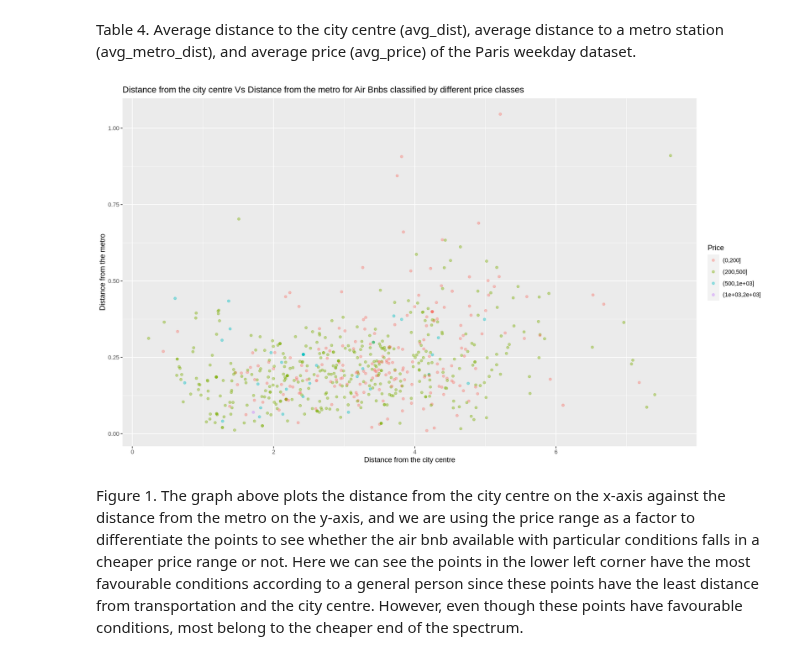
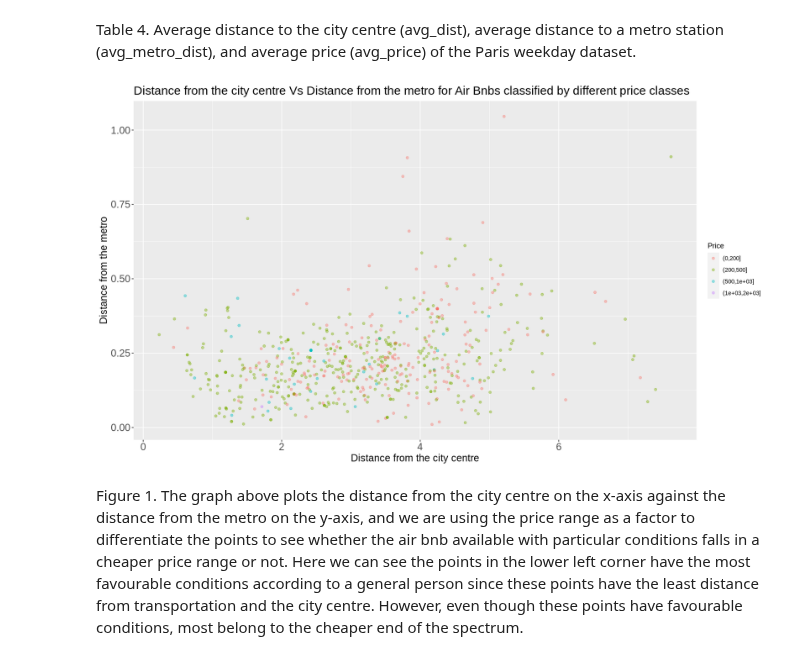
Before and after one commit to chadsc79/dsci-100-2022w2-group-7-section-005, a Jupyter notebook: dsci100_group_project_report_005.ipynb, the cells around one changed output. Saved outputs shown, nothing was run; the diff lists cells and outputs as text; code cells hidden in the pictures.

Commit message:
Changed axis and title label sizes

```diff
--- a/dsci100_group_project_report_005.ipynb
+++ b/dsci100_group_project_report_005.ipynb
@@ -155,14 +155,17 @@ Table 4. Average distance to the city centre (avg_dist), average distance to a m
 # %%
 #scatterplot of distance from the city centre and distance from the metro for private room types, categorized by price
 options(repr.plot.width = 14, repr.plot.height = 8)
 dataset_visual <- paris_clean_dataset|>
 ggplot( aes(x = dist, y = metro_dist, color = price_range))+
 geom_point(alpha = 0.4) +
 labs(x = "Distance from the city centre", y = "Distance from the metro", color = "Price")+
-ggtitle("Distance from the city centre Vs Distance from the metro for Air Bnbs classified by different price classes")
+ggtitle("Distance from the city centre Vs Distance from the metro for Air Bnbs classified by different price classes")+
+    theme(axis.text = element_text(size = 15),
+    axis.title = element_text(size = 15),
+    plot.title = element_text(size = 18))
 dataset_visual
 # %% [output]
-[figure, old version]
+[figure, new version]
 # %% [markdown]
 Figure 1. The graph above plots the distance from the city centre on the x-axis against the distance from the metro on the y-axis, and we are using the price range as a factor to differentiate the points to see whether the air bnb available with particular conditions falls in a cheaper price range or not. Here we can see the points in the lower left corner have the most favourable conditions according to a general person since these points have the least distance from transportation and the city centre. However, even though these points have favourable conditions, most belong to the cheaper end of the spectrum.
 # %% [markdown]
```
Also changed, not shown: parts of 9 cells of this notebook.
